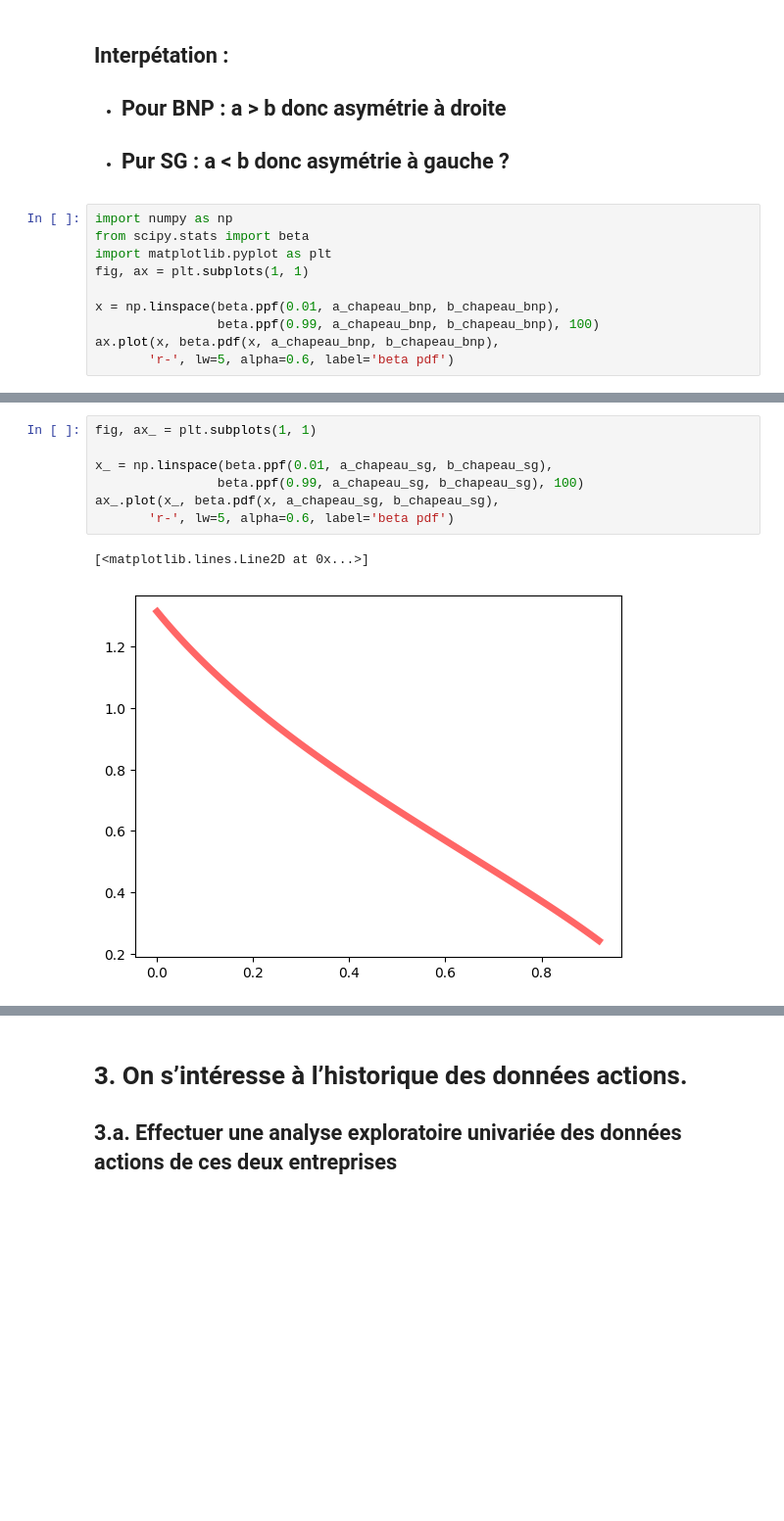
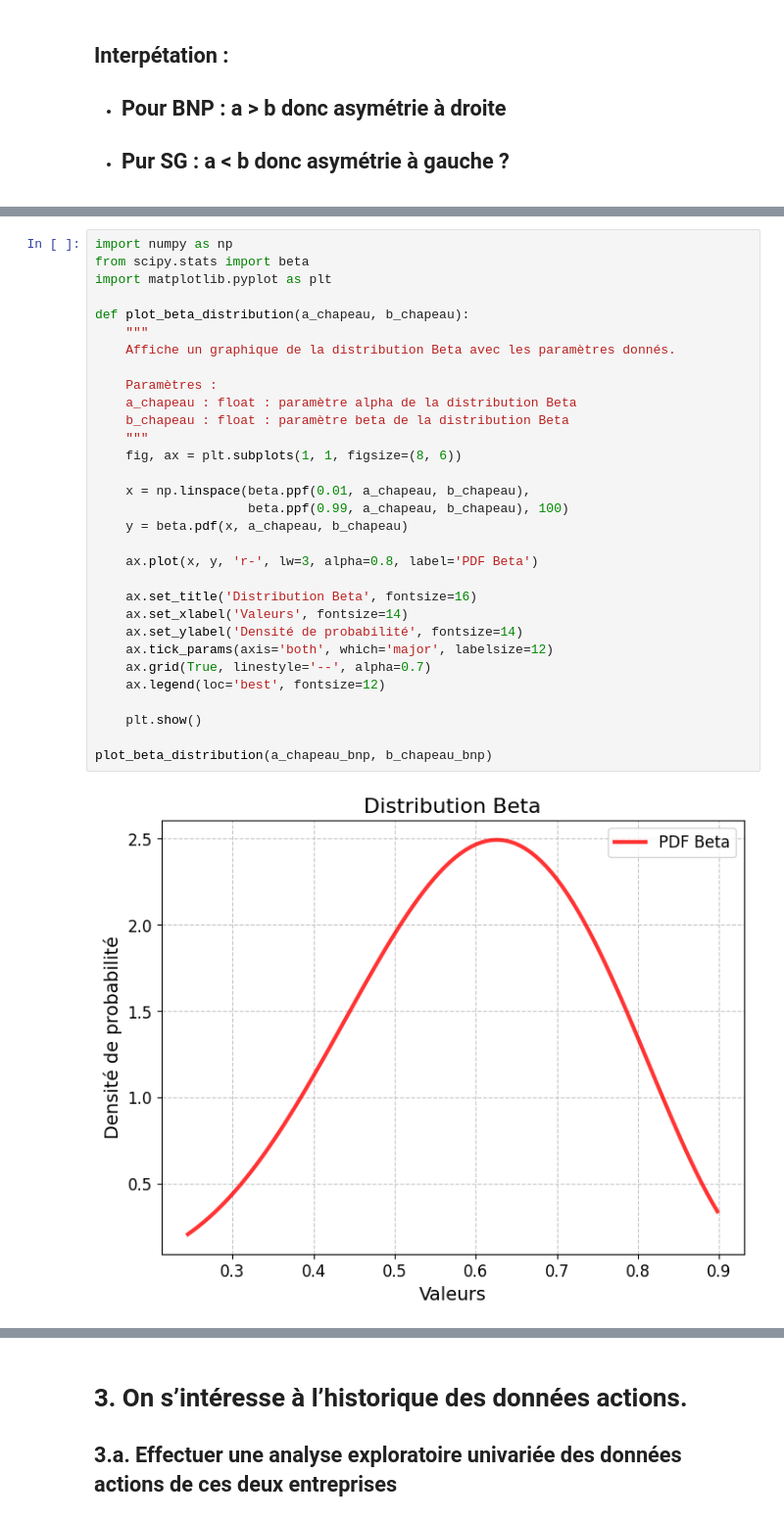
Before and after one commit to Jeangrivo/Gestion-des-Risques-Multiples, a Jupyter notebook: CreditVaR.ipynb, the cells around one changed output, grey strips where cells are left out. Shown at 98% size. Cells and saved outputs as stored; diff of their text form; blank space fills up the shorter version.

```diff
--- a/CreditVaR.ipynb
+++ b/CreditVaR.ipynb
@@ -73,13 +71,3 @@ SG Beta parameters: alpha = 0.708 beta = 1.652
 ## Interpétation :
   - ## Pour BNP : a > b donc asymétrie à droite
   - ## Pur SG : a < b  donc asymétrie à gauche ?
-# %%
-import numpy as np
-from scipy.stats import beta
-import matplotlib.pyplot as plt
-fig, ax = plt.subplots(1, 1)
-
-x = np.linspace(beta.ppf(0.01, a_chapeau_bnp, b_chapeau_bnp),
-                beta.ppf(0.99, a_chapeau_bnp, b_chapeau_bnp), 100)
-ax.plot(x, beta.pdf(x, a_chapeau_bnp, b_chapeau_bnp),
-       'r-', lw=5, alpha=0.6, label='beta pdf')
@@ -89,10 +74,33 @@ ax.plot(x, beta.pdf(x, a_chapeau_bnp, b_chapeau_bnp),
-# %%
-fig, ax_ = plt.subplots(1, 1)
-
-x_ = np.linspace(beta.ppf(0.01, a_chapeau_sg, b_chapeau_sg),
-                beta.ppf(0.99, a_chapeau_sg, b_chapeau_sg), 100)
-ax_.plot(x_, beta.pdf(x, a_chapeau_sg, b_chapeau_sg),
-       'r-', lw=5, alpha=0.6, label='beta pdf')
-# %% [output]
-[<matplotlib.lines.Line2D at 0x...>]
-[figure, removed]
+# %%
+import numpy as np
+from scipy.stats import beta
+import matplotlib.pyplot as plt
+
+def plot_beta_distribution(a_chapeau, b_chapeau):
+    """
+    Affiche un graphique de la distribution Beta avec les paramètres donnés.
+
+    Paramètres :
+    a_chapeau : float : paramètre alpha de la distribution Beta
+    b_chapeau : float : paramètre beta de la distribution Beta
+    """
+    fig, ax = plt.subplots(1, 1, figsize=(8, 6))
+
+    x = np.linspace(beta.ppf(0.01, a_chapeau, b_chapeau),
+                    beta.ppf(0.99, a_chapeau, b_chapeau), 100)
+    y = beta.pdf(x, a_chapeau, b_chapeau)
+
+    ax.plot(x, y, 'r-', lw=3, alpha=0.8, label='PDF Beta')
+
+    ax.set_title('Distribution Beta', fontsize=16)
+    ax.set_xlabel('Valeurs', fontsize=14)
+    ax.set_ylabel('Densité de probabilité', fontsize=14)
+    ax.tick_params(axis='both', which='major', labelsize=12)
+    ax.grid(True, linestyle='--', alpha=0.7)
+    ax.legend(loc='best', fontsize=12)
+
+    plt.show()
+
+plot_beta_distribution(a_chapeau_bnp, b_chapeau_bnp)
+# %% [output]
+[figure, added]
```
Also changed, not shown: parts of 7 cells of this notebook.
